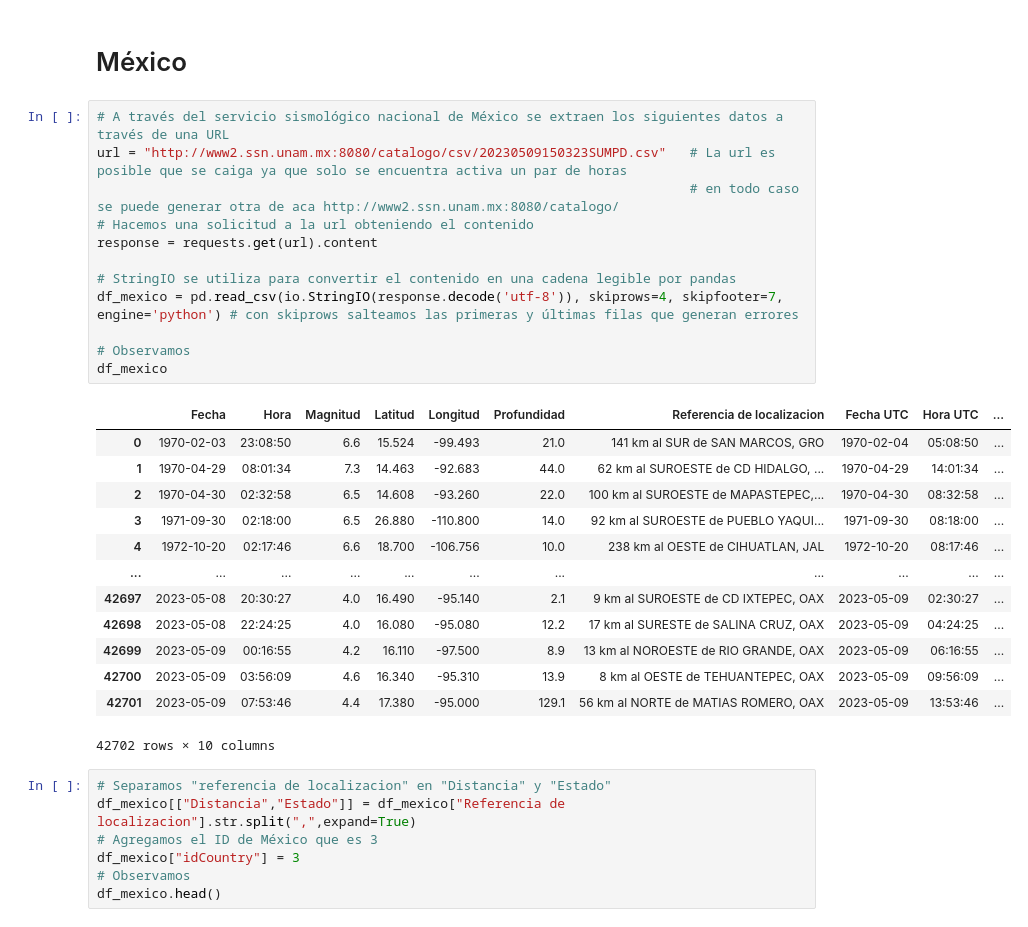
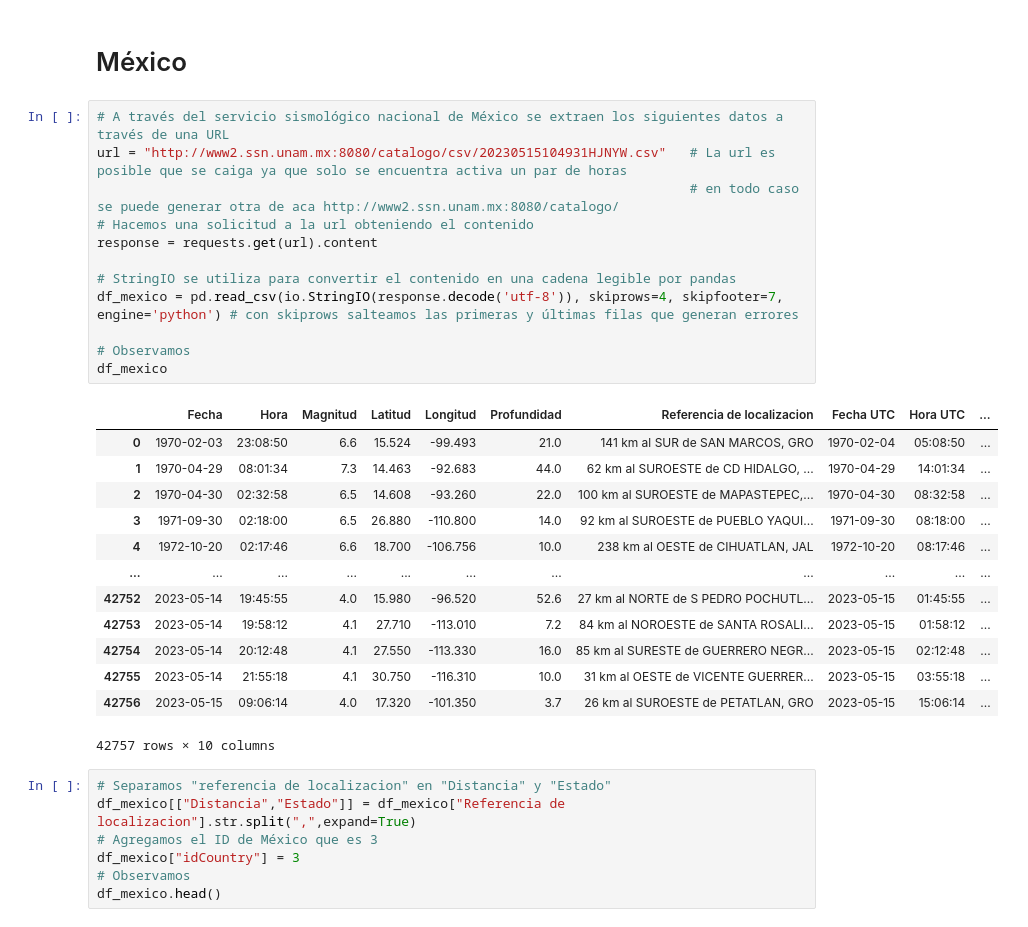
Before and after one commit to ReneRamosTrvn/alertas_sismicas, a Jupyter notebook: ETL.ipynb, the cells around one changed output. Cells and saved outputs as stored; diff of their text form.

```diff
--- a/ETL.ipynb
+++ b/ETL.ipynb
@@ -416,30 +416,30 @@ df.to_json("Datasets/Usa_Jap_Mex/Japón_2.json")
 # México
 # %%
 # A través del servicio sismológico nacional de México se extraen los siguientes datos a través de una URL
-url = "http://www2.ssn.unam.mx:8080/catalogo/csv/20230509150323SUMPD.csv"   # La url es posible que se caiga ya que solo se encuentra activa un par de horas
+url = "http://www2.ssn.unam.mx:8080/catalogo/csv/20230515104931HJNYW.csv"   # La url es posible que se caiga ya que solo se encuentra activa un par de horas
                                                                             # en todo caso se puede generar otra de aca http://www2.ssn.unam.mx:8080/catalogo/
 # Hacemos una solicitud a la url obteniendo el contenido
 response = requests.get(url).content
 
 # StringIO se utiliza para convertir el contenido en una cadena legible por pandas
 df_mexico = pd.read_csv(io.StringIO(response.decode('utf-8')), skiprows=4, skipfooter=7, engine='python') # con skiprows salteamos las primeras y últimas filas que generan errores
 
 # Observamos
 df_mexico
 # %% [output]
 |  | Fecha | Hora | Magnitud | Latitud | Longitud | Profundidad | Referencia de localizacion | Fecha UTC | Hora UTC | ... |
 | 0 | 1970-02-03 | 23:08:50 | 6.6 | 15.524 | -99.493 | 21.0 | 141 km al SUR de SAN MARCOS, GRO | 1970-02-04 | 05:08:50 | ... |
 | 1 | 1970-04-29 | 08:01:34 | 7.3 | 14.463 | -92.683 | 44.0 | 62 km al SUROESTE de CD HIDALGO, ... | 1970-04-29 | 14:01:34 | ... |
 | 2 | 1970-04-30 | 02:32:58 | 6.5 | 14.608 | -93.260 | 22.0 | 100 km al SUROESTE de MAPASTEPEC,... | 1970-04-30 | 08:32:58 | ... |
 | 3 | 1971-09-30 | 02:18:00 | 6.5 | 26.880 | -110.800 | 14.0 | 92 km al SUROESTE de PUEBLO YAQUI... | 1971-09-30 | 08:18:00 | ... |
 | 4 | 1972-10-20 | 02:17:46 | 6.6 | 18.700 | -106.756 | 10.0 | 238 km al OESTE de CIHUATLAN, JAL | 1972-10-20 | 08:17:46 | ... |
 | ... | ... | ... | ... | ... | ... | ... | ... | ... | ... | ... |
-| 42697 | 2023-05-08 | 20:30:27 | 4.0 | 16.490 | -95.140 | 2.1 | 9 km al SUROESTE de CD IXTEPEC, OAX | 2023-05-09 | 02:30:27 | ... |
-| 42698 | 2023-05-08 | 22:24:25 | 4.0 | 16.080 | -95.080 | 12.2 | 17 km al SURESTE de SALINA CRUZ, OAX | 2023-05-09 | 04:24:25 | ... |
-| 42699 | 2023-05-09 | 00:16:55 | 4.2 | 16.110 | -97.500 | 8.9 | 13 km al NOROESTE de RIO GRANDE, OAX | 2023-05-09 | 06:16:55 | ... |
-| 42700 | 2023-05-09 | 03:56:09 | 4.6 | 16.340 | -95.310 | 13.9 | 8 km al OESTE de TEHUANTEPEC, OAX | 2023-05-09 | 09:56:09 | ... |
-| 42701 | 2023-05-09 | 07:53:46 | 4.4 | 17.380 | -95.000 | 129.1 | 56 km al NORTE de MATIAS ROMERO, OAX | 2023-05-09 | 13:53:46 | ... |
+| 42752 | 2023-05-14 | 19:45:55 | 4.0 | 15.980 | -96.520 | 52.6 | 27 km al NORTE de S PEDRO POCHUTL... | 2023-05-15 | 01:45:55 | ... |
+| 42753 | 2023-05-14 | 19:58:12 | 4.1 | 27.710 | -113.010 | 7.2 | 84 km al NOROESTE de SANTA ROSALI... | 2023-05-15 | 01:58:12 | ... |
+| 42754 | 2023-05-14 | 20:12:48 | 4.1 | 27.550 | -113.330 | 16.0 | 85 km al SURESTE de GUERRERO NEGR... | 2023-05-15 | 02:12:48 | ... |
+| 42755 | 2023-05-14 | 21:55:18 | 4.1 | 30.750 | -116.310 | 10.0 | 31 km al OESTE de VICENTE GUERRER... | 2023-05-15 | 03:55:18 | ... |
+| 42756 | 2023-05-15 | 09:06:14 | 4.0 | 17.320 | -101.350 | 3.7 | 26 km al SUROESTE de PETATLAN, GRO | 2023-05-15 | 15:06:14 | ... |
-42702 rows × 10 columns
+42757 rows × 10 columns
 # %%
 # Separamos "referencia de localizacion" en "Distancia" y "Estado"
 df_mexico[["Distancia","Estado"]] = df_mexico["Referencia de localizacion"].str.split(",",expand=True)
```
Also changed, not shown: parts of 10 cells of this notebook, 6 other files.
